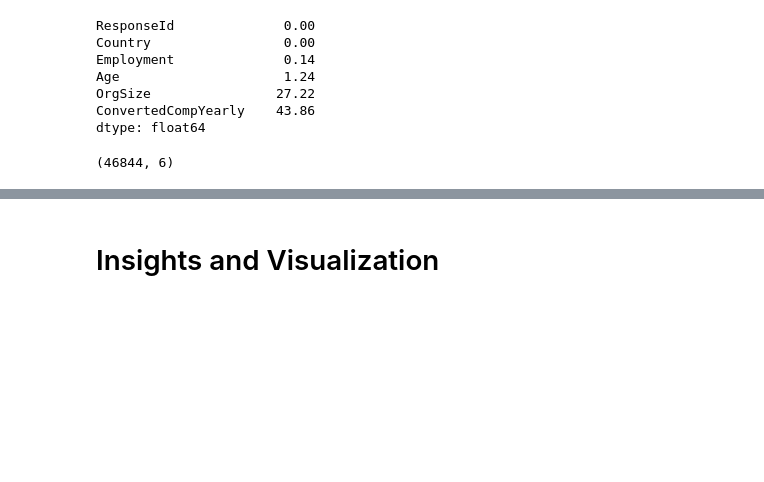
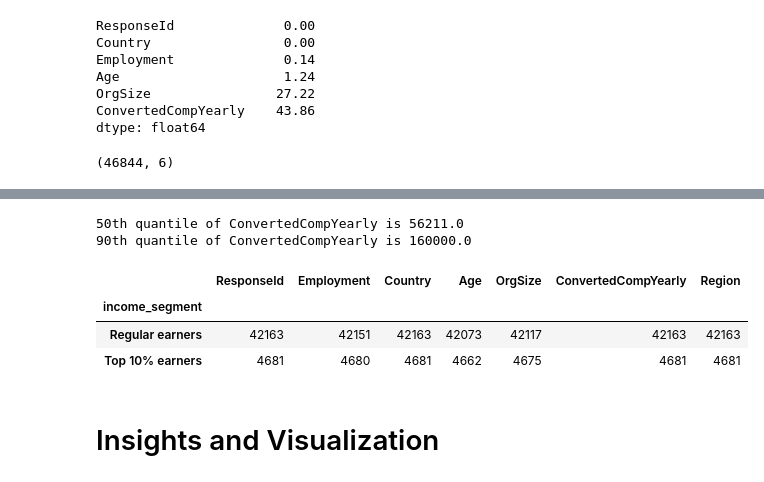
Before and after one commit to thecrossed/stack_overflow_survey_2021_analysis, a Jupyter notebook: StackOverflow_survey_2021_analysis.ipynb, the cells around one changed output, grey strips where cells are left out. Cells and saved outputs as stored; diff of their text form; code cells hidden in the pictures; blank space fills up the shorter version.

```diff
--- a/StackOverflow_survey_2021_analysis.ipynb
+++ b/StackOverflow_survey_2021_analysis.ipynb
@@ -111,0 +128,29 @@ analysis_data.shape
+# %%
+# Unique Age value
+analysis_data['Age'].unique()
+
+# Let's sort them from yound to old
+analysis_data["Age"] = pd.Categorical(analysis_data["Age"], categories = ['Under 18 years old',
+                                         '18-24 years old',
+                                        '25-34 years old',
+                                        '35-44 years old',
+                                        '45-54 years old',
+                                        '55-64 years old',
+                                        '65 years or older',
+                                        'Prefer not to say'])
+# %%
+# Unique OrgSize value
+analysis_data['OrgSize'].unique()
+
+# Let's sort them from small to big
+analysis_data["OrgSize"] = pd.Categorical(analysis_data["OrgSize"], categories = ['Just me - I am a freelancer, sole proprietor, etc.',
+                                         '2 to 9 employees',
+                                        '10 to 19 employees',
+                                        '20 to 99 employees',
+                                        '100 to 499 employees',
+                                        '500 to 999 employees',
+                                        '1,000 to 4,999 employees',
+                                        '5,000 to 9,999 employees',
+                                        '10,000 or more employees',
+                                        'I don’t know',
+                                        'Prefer not to say'])
@@ -112,3 +235,25 @@ analysis_data.shape
+# %%
+# each percentile of ConvertedCompYearly
+
+print("50th quantile of ConvertedCompYearly is " + str(analysis_data['ConvertedCompYearly'].quantile(.5)))
+print("90th quantile of ConvertedCompYearly is " + str(analysis_data['ConvertedCompYearly'].quantile(.9)))
+
+# Allocate participants into 'Top 10% earners' who have ConvertedCompYearly larger or equal to 160k
+# For the rest, let's label them as 'Regular earners'
+
+analysis_data['income_segment'] = np.where(analysis_data['ConvertedCompYearly'] <= 160000.0,
+                                           'Regular earners',
+                                           'Top 10% earners')
+
+# We have 42,163 Regular earners and 4,681 top 10% earners
+analysis_data.groupby(['income_segment']).count()
+# %% [output]
+50th quantile of ConvertedCompYearly is 56211.0
+90th quantile of ConvertedCompYearly is 160000.0
+|  | ResponseId | Employment | Country | Age | OrgSize | ConvertedCompYearly | Region |
+| income_segment |  |  |  |  |  |  |  |
+| Regular earners | 42163 | 42151 | 42163 | 42073 | 42117 | 42163 | 42163 |
+| Top 10% earners | 4681 | 4680 | 4681 | 4662 | 4675 | 4681 | 4681 |
 # %% [markdown]
 # Insights and Visualization
 # %% [markdown]
```
Also changed, not shown: parts of 72 cells of this notebook.
